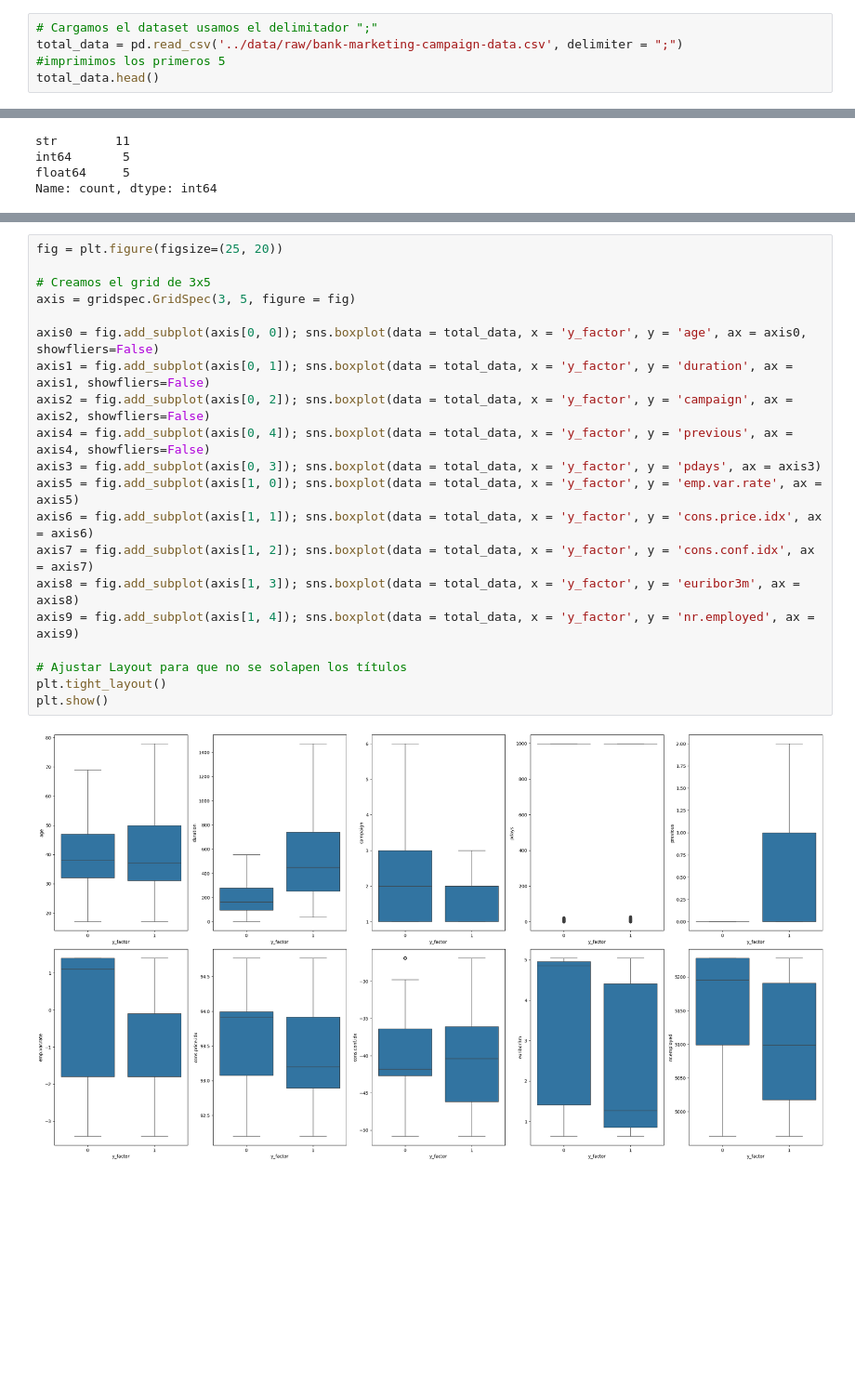
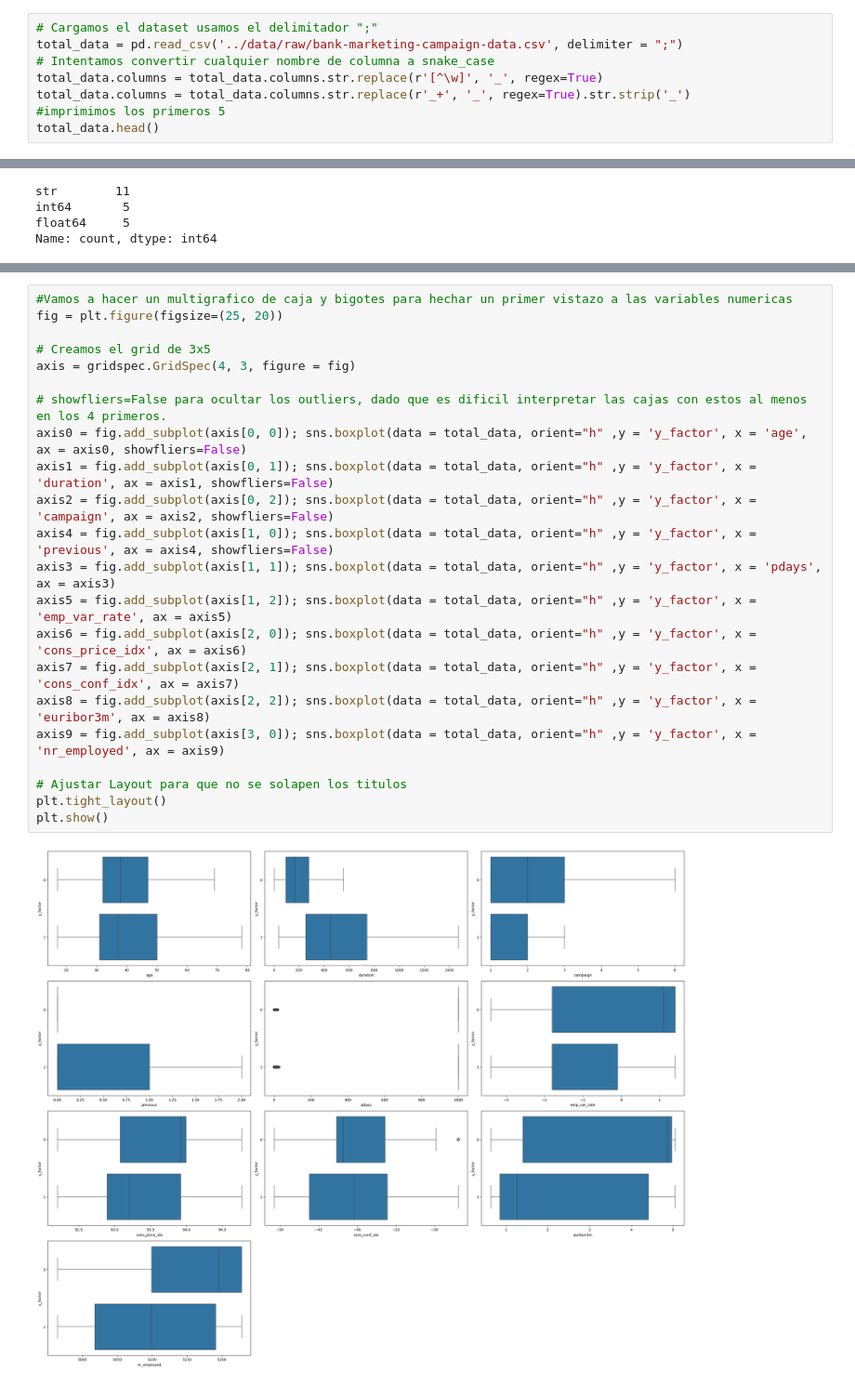
Before and after one commit to 4GeeksAcademy/andrupax94-intro-ml, a Jupyter notebook: src/01-logistic-regression-bank-marketing-campaign-data.ipynb, the cells around one changed output, grey strips where cells are left out. Shown at 93% size. Saved outputs shown, nothing was run; the diff lists cells and outputs as text; blank space fills up the shorter version.

```diff
--- a/src/01-logistic-regression-bank-marketing-campaign-data.ipynb
+++ b/src/01-logistic-regression-bank-marketing-campaign-data.ipynb
@@ -71,6 +72,9 @@ from utils import create_factor_transf_and_json, prepare_test_data, train_print_
 # %%
 # Cargamos el dataset usamos el delimitador ";"
 total_data = pd.read_csv('../data/raw/bank-marketing-campaign-data.csv', delimiter = ";")
+# Intentamos convertir cualquier nombre de columna a snake_case
+total_data.columns = total_data.columns.str.replace(r'[^\w]', '_', regex=True)
+total_data.columns = total_data.columns.str.replace(r'_+', '_', regex=True).str.strip('_')
 #imprimimos los primeros 5
 total_data.head()
 # %% [output]
@@ -258,26 +246,28 @@ Index(['age', 'duration', 'campaign', 'pdays', 'previous', 'emp.var.rate',
       dtype='str')
 # %%
+#Vamos a hacer un multigrafico de caja y bigotes para hechar un primer vistazo a las variables numericas
 fig = plt.figure(figsize=(25, 20))
 
 # Creamos el grid de 3x5
-axis = gridspec.GridSpec(3, 5, figure = fig)
+axis = gridspec.GridSpec(4, 3, figure = fig)
 
-axis0 = fig.add_subplot(axis[0, 0]); sns.boxplot(data = total_data, x = 'y_factor', y = 'age', ax = axis0, showfliers=False)
-axis1 = fig.add_subplot(axis[0, 1]); sns.boxplot(data = total_data, x = 'y_factor', y = 'duration', ax = axis1, showfliers=False)
-axis2 = fig.add_subplot(axis[0, 2]); sns.boxplot(data = total_data, x = 'y_factor', y = 'campaign', ax = axis2, showfliers=False)
-axis4 = fig.add_subplot(axis[0, 4]); sns.boxplot(data = total_data, x = 'y_factor', y = 'previous', ax = axis4, showfliers=False)
-axis3 = fig.add_subplot(axis[0, 3]); sns.boxplot(data = total_data, x = 'y_factor', y = 'pdays', ax = axis3)
-axis5 = fig.add_subplot(axis[1, 0]); sns.boxplot(data = total_data, x = 'y_factor', y = 'emp.var.rate', ax = axis5)
-axis6 = fig.add_subplot(axis[1, 1]); sns.boxplot(data = total_data, x = 'y_factor', y = 'cons.price.idx', ax = axis6)
-axis7 = fig.add_subplot(axis[1, 2]); sns.boxplot(data = total_data, x = 'y_factor', y = 'cons.conf.idx', ax = axis7)
-axis8 = fig.add_subplot(axis[1, 3]); sns.boxplot(data = total_data, x = 'y_factor', y = 'euribor3m', ax = axis8)
-axis9 = fig.add_subplot(axis[1, 4]); sns.boxplot(data = total_data, x = 'y_factor', y = 'nr.employed', ax = axis9)
+# showfliers=False para ocultar los outliers, dado que es dificil interpretar las cajas con estos al menos en los 4 primeros.
+axis0 = fig.add_subplot(axis[0, 0]); sns.boxplot(data = total_data, orient="h" ,y = 'y_factor', x = 'age', ax = axis0, showfliers=False)
+axis1 = fig.add_subplot(axis[0, 1]); sns.boxplot(data = total_data, orient="h" ,y = 'y_factor', x = 'duration', ax = axis1, showfliers=False)
+axis2 = fig.add_subplot(axis[0, 2]); sns.boxplot(data = total_data, orient="h" ,y = 'y_factor', x = 'campaign', ax = axis2, showfliers=False)
+axis4 = fig.add_subplot(axis[1, 0]); sns.boxplot(data = total_data, orient="h" ,y = 'y_factor', x = 'previous', ax = axis4, showfliers=False)
+axis3 = fig.add_subplot(axis[1, 1]); sns.boxplot(data = total_data, orient="h" ,y = 'y_factor', x = 'pdays', ax = axis3)
+axis5 = fig.add_subplot(axis[1, 2]); sns.boxplot(data = total_data, orient="h" ,y = 'y_factor', x = 'emp_var_rate', ax = axis5)
+axis6 = fig.add_subplot(axis[2, 0]); sns.boxplot(data = total_data, orient="h" ,y = 'y_factor', x = 'cons_price_idx', ax = axis6)
+axis7 = fig.add_subplot(axis[2, 1]); sns.boxplot(data = total_data, orient="h" ,y = 'y_factor', x = 'cons_conf_idx', ax = axis7)
+axis8 = fig.add_subplot(axis[2, 2]); sns.boxplot(data = total_data, orient="h" ,y = 'y_factor', x = 'euribor3m', ax = axis8)
+axis9 = fig.add_subplot(axis[3, 0]); sns.boxplot(data = total_data, orient="h" ,y = 'y_factor', x = 'nr_employed', ax = axis9)
 
-# Ajustar Layout para que no se solapen los títulos
+# Ajustar Layout para que no se solapen los titulos
 plt.tight_layout()
 plt.show()
 # %% [output]
-[figure, old version]
+[figure, new version]
 # %% [markdown]
 #### Analisis e interpretacion de variables(numericas):
 | Variable | Descripción | Analisis |
```
Also changed, not shown: parts of 22 cells of this notebook, 3 other files.
